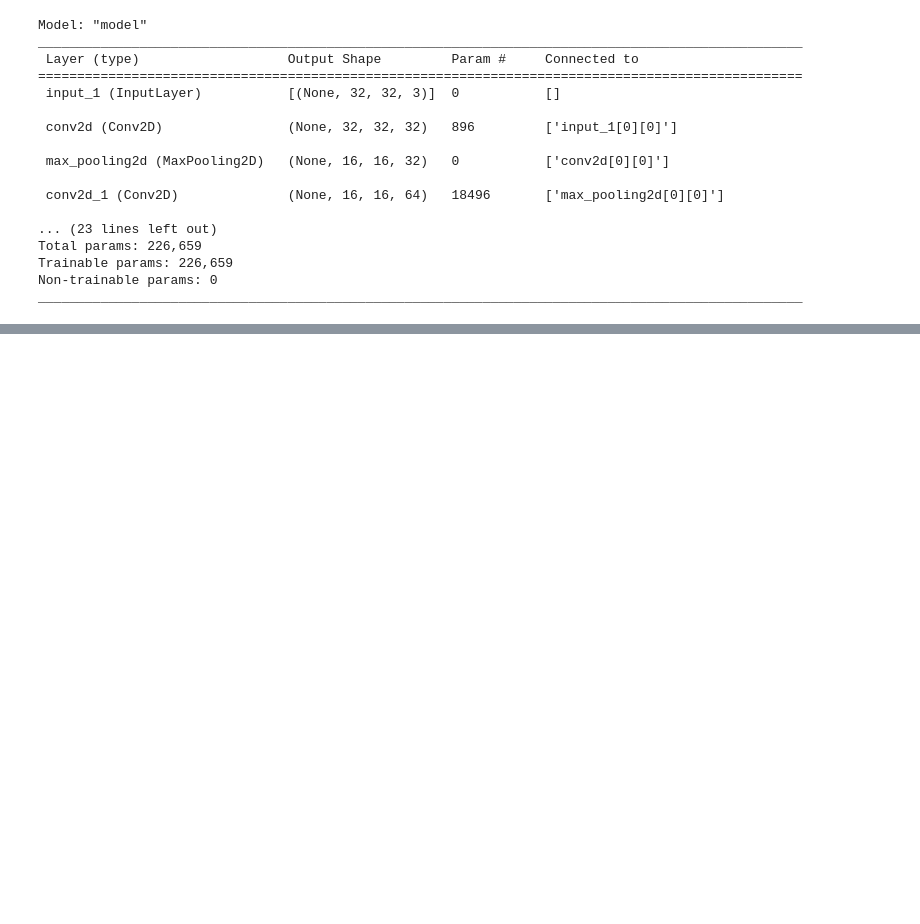
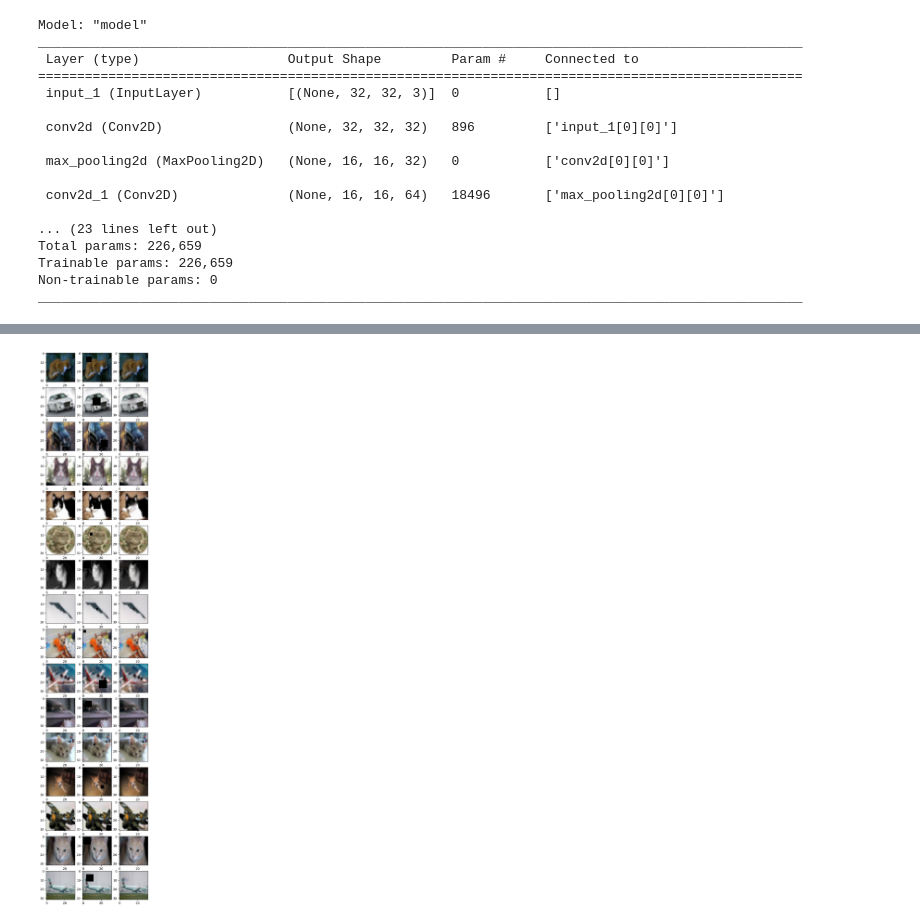
Before and after one commit to ffyycc/deep-learning-mosaic, a Jupyter notebook: decode-mosaic.ipynb, the cells around one changed output, grey strips where cells are left out. Saved outputs shown, nothing was run; the diff lists cells and outputs as text; code cells hidden in the pictures; blank space fills up the shorter version.

```diff
--- a/decode-mosaic.ipynb
+++ b/decode-mosaic.ipynb
@@ -121,0 +153,17 @@ KeyboardInterrupt:
+# %%
+## Examples
+rows = 16
+sample_idx = np.random.randint(0, len(test_masked), rows)
+
+fig, axs = plt.subplots(nrows=rows, ncols=3, figsize=(6, 32))
+
+for i, idx in enumerate(sample_idx):
+  sample_images, sample_labels = train_masked[idx]
+  img_idx = np.random.randint(0, len(sample_images)-1, 1)[0]
+  impainted_image = model.predict(sample_images[img_idx].reshape((1,)+sample_images[img_idx].shape))
+  axs[i][0].imshow(sample_labels[img_idx])
+  axs[i][1].imshow(sample_images[img_idx])
+  axs[i][2].imshow(impainted_image.reshape(impainted_image.shape[1:]))
+
+plt.show()
+# %% [output]
@@ -121,0 +186 @@ KeyboardInterrupt:
+[figure, added]
```
Also changed, not shown: parts of 5 cells of this notebook.
